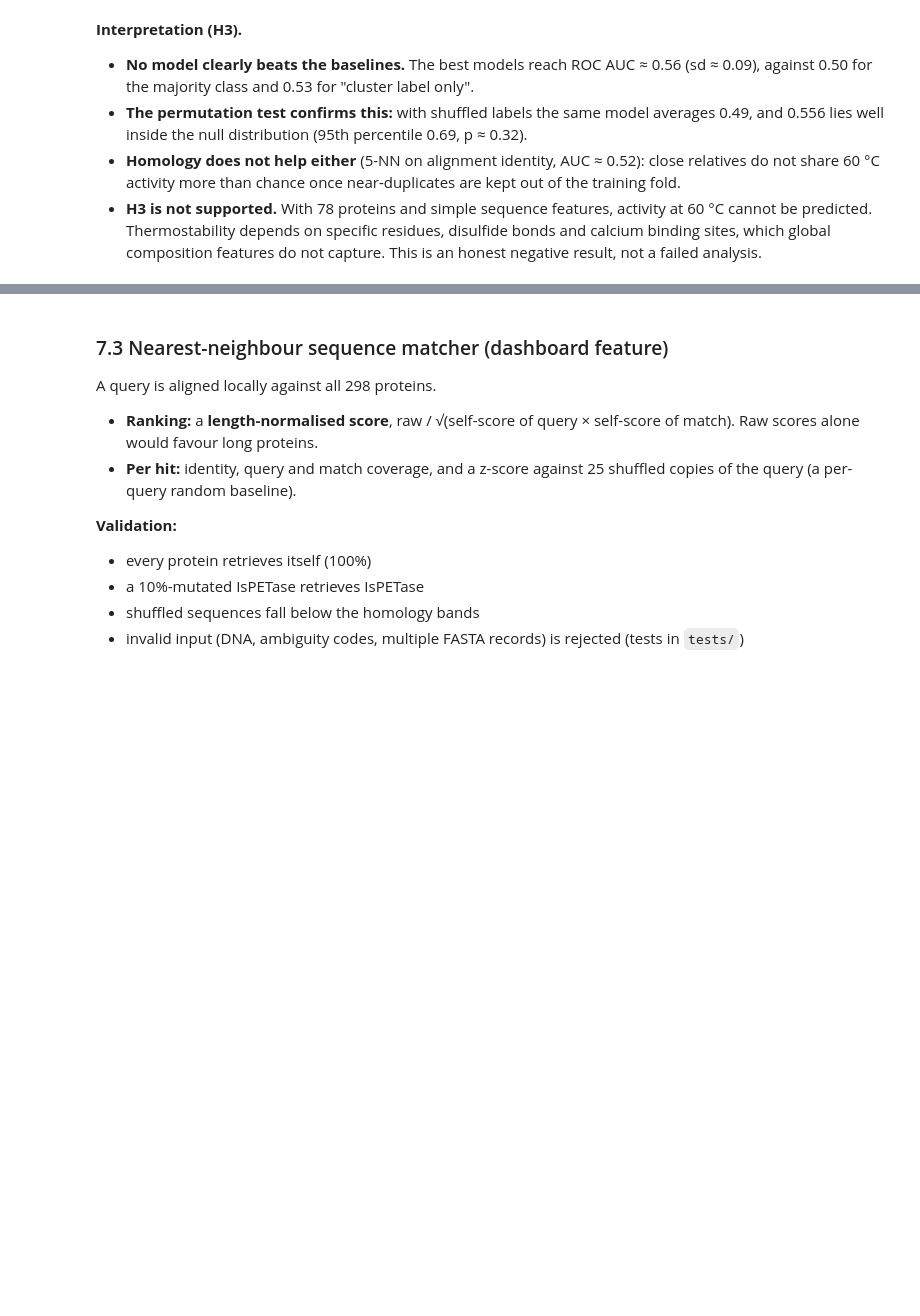
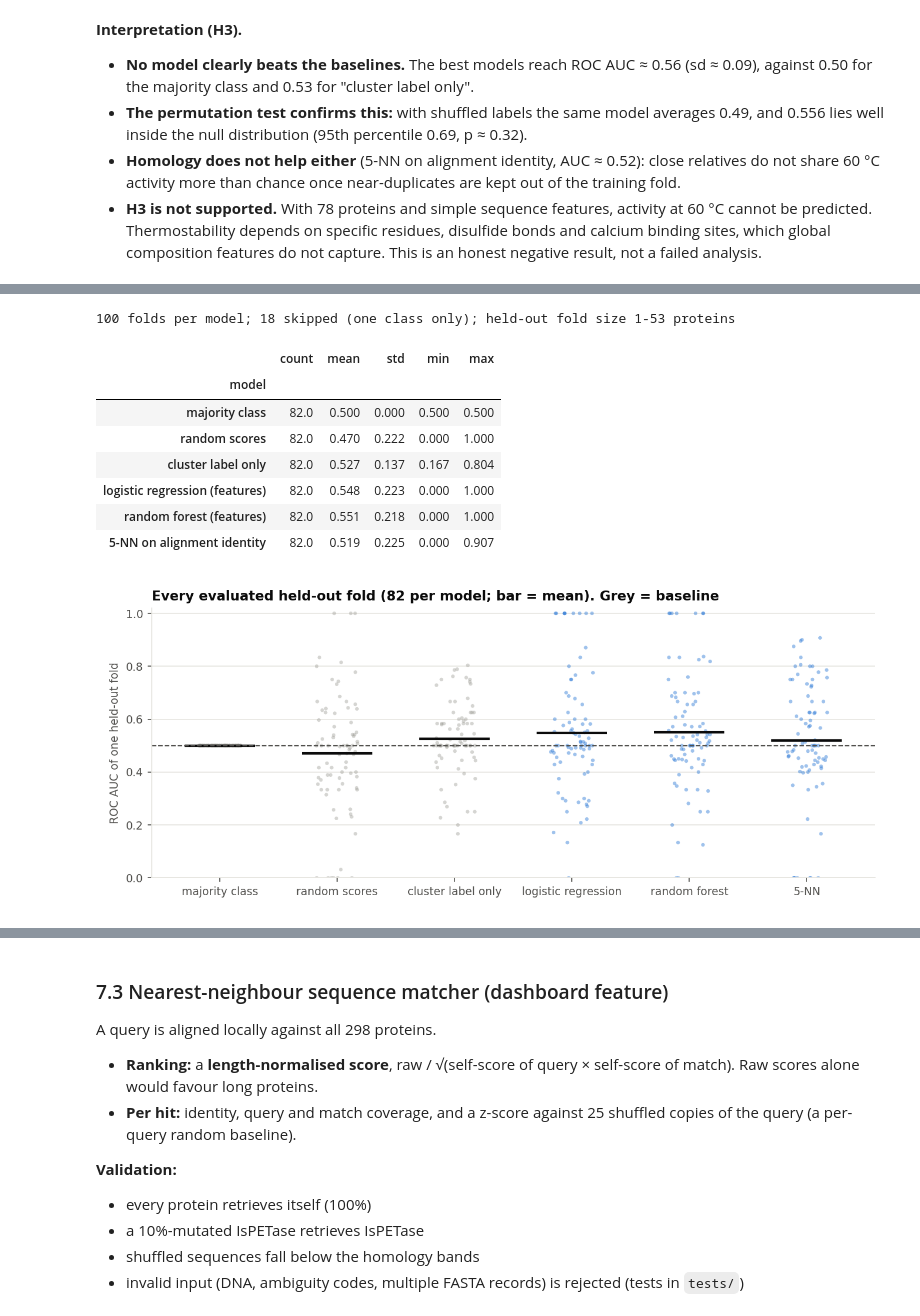
Before and after one commit to misskanyi/Bioinformatics-Group-Project, a Jupyter notebook: notebooks/pet_enzyme_explorer.ipynb, the cells around one changed output, grey strips where cells are left out. Drawn from its saved outputs; the diff is of its cells as text; code cells hidden in the pictures; blank space fills up the shorter version.

```diff
--- a/notebooks/pet_enzyme_explorer.ipynb
+++ b/notebooks/pet_enzyme_explorer.ipynb
@@ -804,0 +961,19 @@ Top features (fitted on all 78 proteins; descriptive only, since the model is ne
+# %%
+folds = pd.read_csv(C.PREDICTION / "cv_fold_metrics.csv")
+ok = folds[~folds.skipped_single_class]
+first = folds[folds.model == folds.model.iloc[0]]
+print(f"{len(first)} folds per model; {int(first.skipped_single_class.sum())} skipped (one class only); "
+      f"held-out fold size {first.n_test.min()}-{first.n_test.max()} proteins")
+display(ok.groupby("model", sort=False).roc_auc.describe()[["count", "mean", "std", "min", "max"]].round(3))
+fig("f15_cv_folds.png", 850)
+# %% [output]
+100 folds per model; 18 skipped (one class only); held-out fold size 1-53 proteins
+|  | count | mean | std | min | max |
+| model |  |  |  |  |  |
+| majority class | 82.0 | 0.500 | 0.000 | 0.500 | 0.500 |
+| random scores | 82.0 | 0.470 | 0.222 | 0.000 | 1.000 |
+| cluster label only | 82.0 | 0.527 | 0.137 | 0.167 | 0.804 |
+| logistic regression (features) | 82.0 | 0.548 | 0.223 | 0.000 | 1.000 |
+| random forest (features) | 82.0 | 0.551 | 0.218 | 0.000 | 1.000 |
+| 5-NN on alignment identity | 82.0 | 0.519 | 0.225 | 0.000 | 0.907 |
+[figure, added]
```
Also changed, not shown: parts of 35 cells of this notebook, 3 other files.
